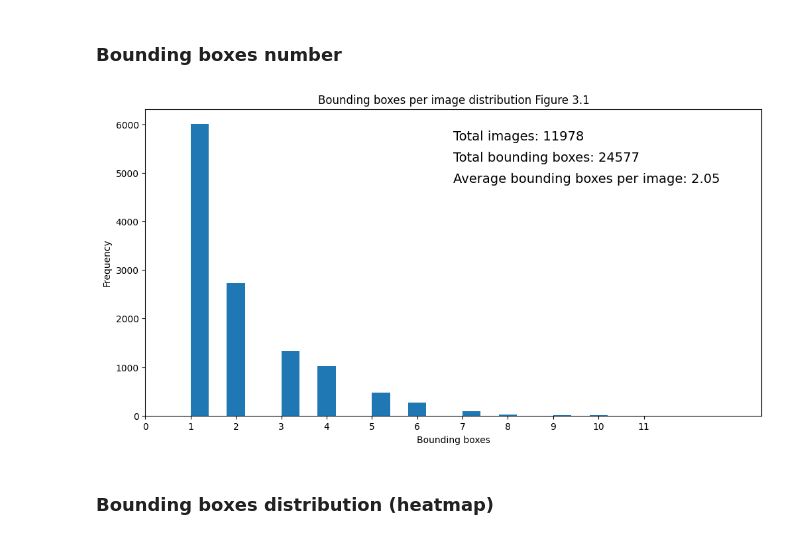
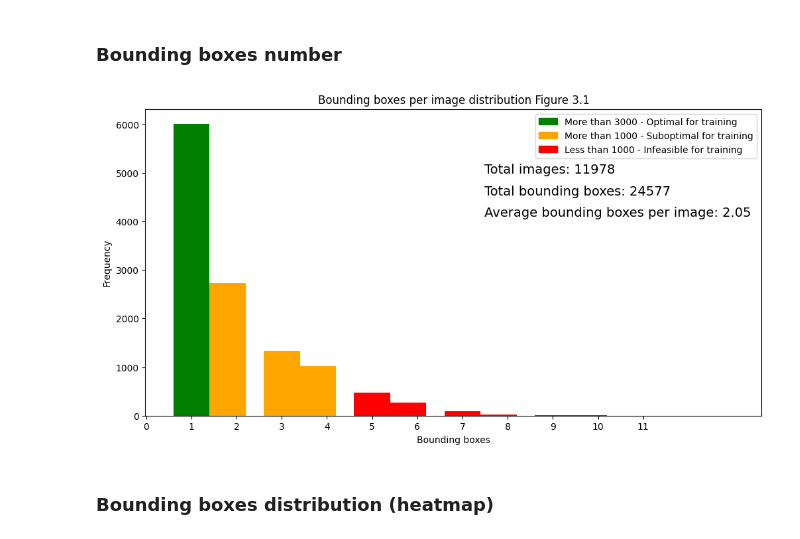
Before and after one commit to KajetanMieloch/Data-Scientist-praktyka-studencka, a Jupyter notebook: Zadania Rekrutacujne/Data Science Intern/odpowiedz.ipynb, the cells around one changed output. Saved outputs shown, nothing was run; the diff lists cells and outputs as text; code cells hidden in the pictures.

```diff
--- a/Zadania Rekrutacujne/Data Science Intern/odpowiedz.ipynb
+++ b/Zadania Rekrutacujne/Data Science Intern/odpowiedz.ipynb
@@ -247,7 +247,7 @@ def generate_histogram(all_heights_widths: list, data: dict = None):
         top_4_most_comon_one_string = "Most common aspect ratios:\n\n"
 
         for i, (key, value) in enumerate(top_4_most_comon):
-            top_4_most_comon_one_string += f"ratio: {key}, amount: {value}\n"
+            top_4_most_comon_one_string += f"ratio: {key}, amount: {value}, percentage: {round(value / len(all_heights_widths) * 100, 2)}%\n"
 
         plt.text(800, 6000, top_4_most_comon_one_string, fontsize=14)
 
@@ -315,34 +315,54 @@ all_bounding_boxes_properties_without_class_index = [properties[1:] for properti
 # %%
 # Analize count of bounding boxes per image
 
 # Get number of all images
 def get_image_count(folder_path: str) -> int:
     return len(os.listdir(folder_path))
 
 def generate_histogram(all_bounding_boxes_count: list, all_images_count: int, average_bounding_boxes_per_image: float, total_bounding_boxes: int):
 
     total_bounding_boxes = sum(all_bounding_boxes_count)
     average_bounding_boxes_per_image = total_bounding_boxes / all_images_count
 
     plt.figure(figsize=(12, 6))
     n, bins, patches = plt.hist(all_bounding_boxes_count, bins=30)
     plt.title("Bounding boxes per image distribution Figure 3.1")
     plt.xlabel("Bounding boxes")
     plt.ylabel("Frequency")
     plt.xticks(range(0, 12, 1))
-    plt.text(0.5, 0.9, f"Total images: {all_images_count}", transform=plt.gca().transAxes, fontsize=14)
-    plt.text(0.5, 0.83, f"Total bounding boxes: {total_bounding_boxes}", transform=plt.gca().transAxes, fontsize=14)
-    plt.text(0.5, 0.76, f"Average bounding boxes per image: {average_bounding_boxes_per_image:.2f}", transform=plt.gca().transAxes, fontsize=14)
+    plt.text(0.55, 0.79, f"Total images: {all_images_count}", transform=plt.gca().transAxes, fontsize=14)
+    plt.text(0.55, 0.72, f"Total bounding boxes: {total_bounding_boxes}", transform=plt.gca().transAxes, fontsize=14)
+    plt.text(0.55, 0.65, f"Average bounding boxes per image: {average_bounding_boxes_per_image:.2f}", transform=plt.gca().transAxes, fontsize=14)
+
+    colors = []
+    for size in n[:-1]:
+        if size > 3000:
+            colors.append('green')
+        elif size > 1000:
+            colors.append('orange')
+        else:
+            colors.append('red')
+
+    plt.bar(bins[:-1], n, width=0.8, color=colors)
+
+
+    # Add legend
+    green_patch = mpatches.Patch(color='green', label='More than 3000 - Optimal for training')
+    orange_patch = mpatches.Patch(color='orange', label='More than 1000 - Suboptimal for training')
+    red_patch = mpatches.Patch(color='red', label='Less than 1000 - Infeasible for training')
+
+    plt.legend(handles=[green_patch, orange_patch, red_patch])
+
     plt.show()
 
 
 all_images_count = sum([get_image_count(path) for path in all_images_paths])
 
 all_bounding_boxes_count = [count for path, count in all_bounding_boxes_count_tuple]
 
 generate_histogram(all_bounding_boxes_count, all_images_count, sum(all_bounding_boxes_count) / all_images_count, sum(all_bounding_boxes_count))
 # %% [output]
-[figure, old version]
+[figure, new version]
 # %% [markdown]
 ### Bounding boxes distribution (heatmap)
 # %%
```
Also changed, not shown: parts of 6 cells of this notebook.
